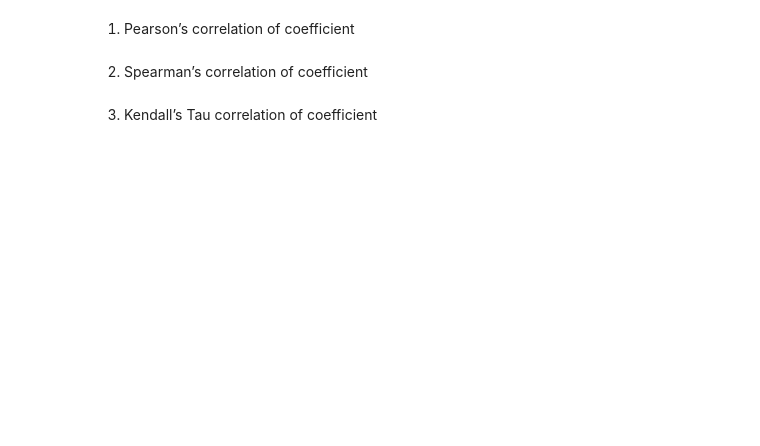
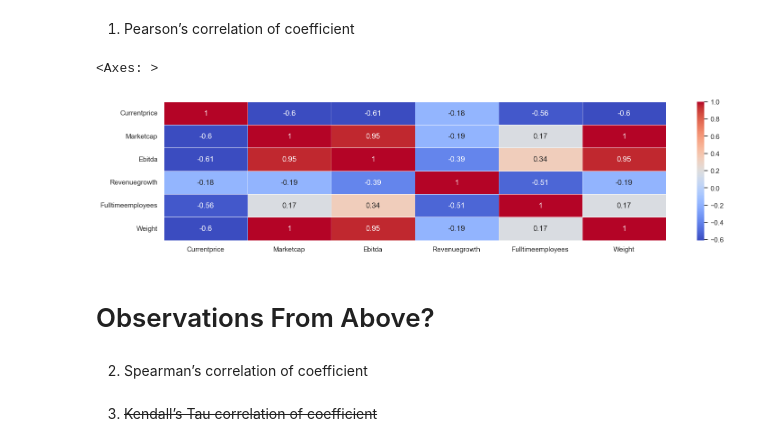
Before and after one commit to aevilla160/qfs_ml_workshop, a Jupyter notebook: nightly.ipynb, the cells around one changed output. Drawn from its saved outputs; the diff is of its cells as text; code cells hidden in the pictures; blank space fills up the shorter version.

```diff
--- a/nightly.ipynb
+++ b/nightly.ipynb
@@ -32,4 +87,15 @@ While Correlation and Causation have a intuition for being similar. They can co-
 # %% [markdown]
 1. Pearson’s correlation of coefficient
+# %%
+df_corr = SP_corr.corr(method='pearson', min_periods=1)
+
+%matplotlib inline
+plt.figure(figsize=(10, 6))
+sns.heatmap(df_corr, xticklabels=df_corr.columns, yticklabels=df_corr.columns, annot=True, cmap='coolwarm', linewidths=0.5)
+# %% [output]
+<Axes: >
+[figure, added]
+# %% [markdown]
+# Observations From Above?
 # %% [markdown]
 2.  Spearman’s correlation of coefficient
@@ -36,2 +106,2 @@ While Correlation and Causation have a intuition for being similar. They can co-
 # %% [markdown]
-3.  Kendall’s Tau correlation of coefficient
+3.  ~~Kendall’s Tau correlation of coefficient~~
```
Also changed, not shown: parts of 10 cells of this notebook.
